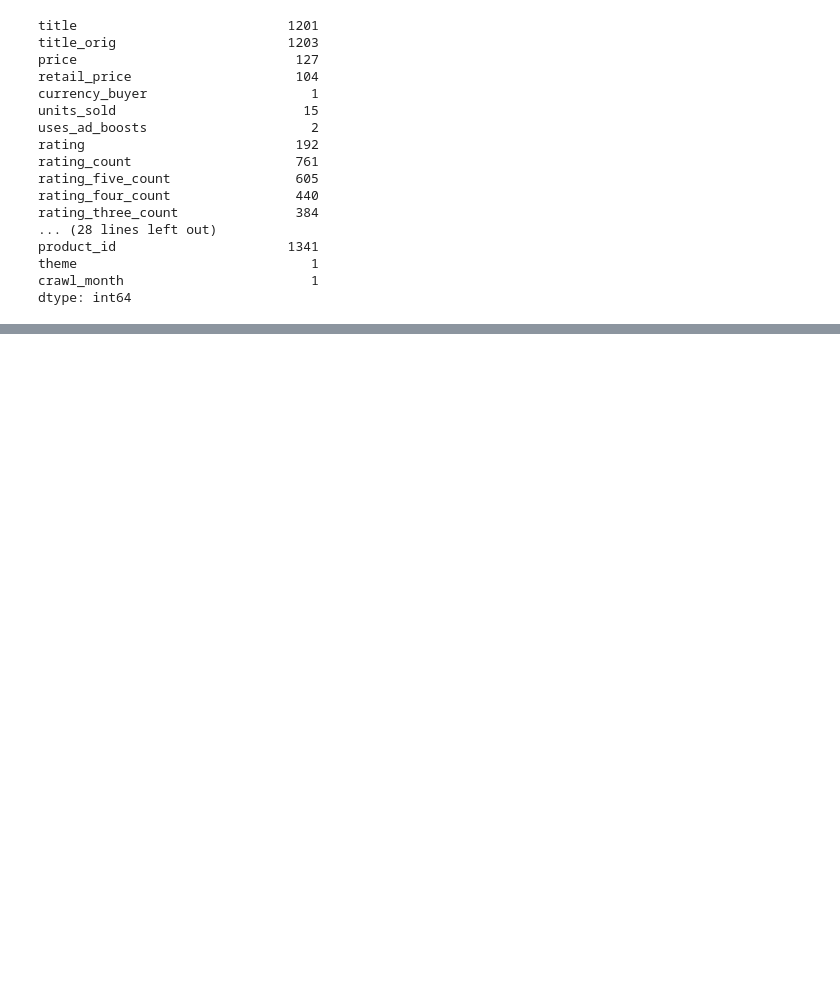
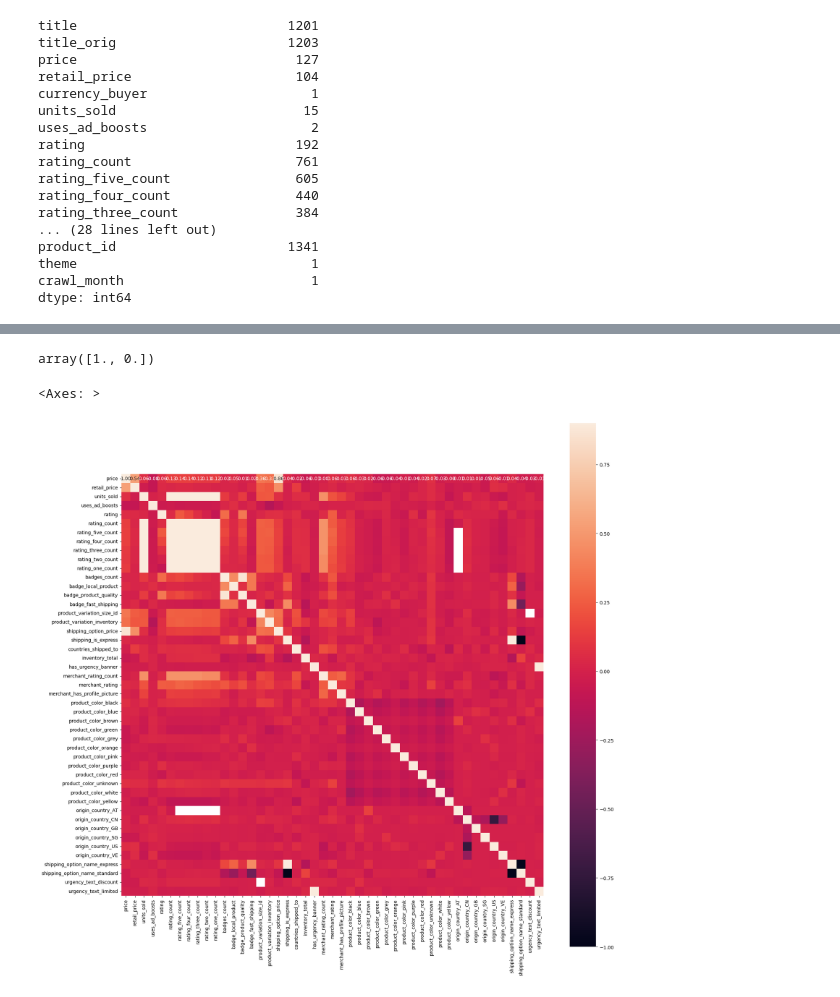
Before and after one commit to MilicaRangelov/Masinsko_ucenje, a Jupyter notebook: drugi_projekat/summer_clothes_notebook.ipynb, the cells around one changed output, grey strips where cells are left out. Saved outputs shown, nothing was run; the diff lists cells and outputs as text; code cells hidden in the pictures; blank space fills up the shorter version.

```diff
--- a/drugi_projekat/summer_clothes_notebook.ipynb
+++ b/drugi_projekat/summer_clothes_notebook.ipynb
@@ -172,0 +347,4 @@ for i, f in enumerate(other_columns):
+# %%
+# one hot encoding
+df = pd.get_dummies(df, columns=['product_color', 'origin_country',
+                                 'shipping_option_name', 'urgency_text'])
@@ -172,0 +360,17 @@ for i, f in enumerate(other_columns):
+# %%
+# drop tags
+df.drop(columns=['tags'], axis=0, inplace=True)
+# %%
+df['has_urgency_banner'].replace({1: 1, np.nan: 0}, inplace=True)
+# %%
+df['has_urgency_banner'].unique()
+# %% [output]
+array([1., 0.])
+# %%
+corr_matrix = df.corr(method="spearman")
+plt.figure(figsize=(20, 20))
+sns.heatmap(corr_matrix,  vmax=.9, square=True,
+            annot=True, fmt='.2f')
+# %% [output]
+<Axes: >
+[figure, added]
```
Also changed, not shown: parts of 21 cells of this notebook, 3 other files.
